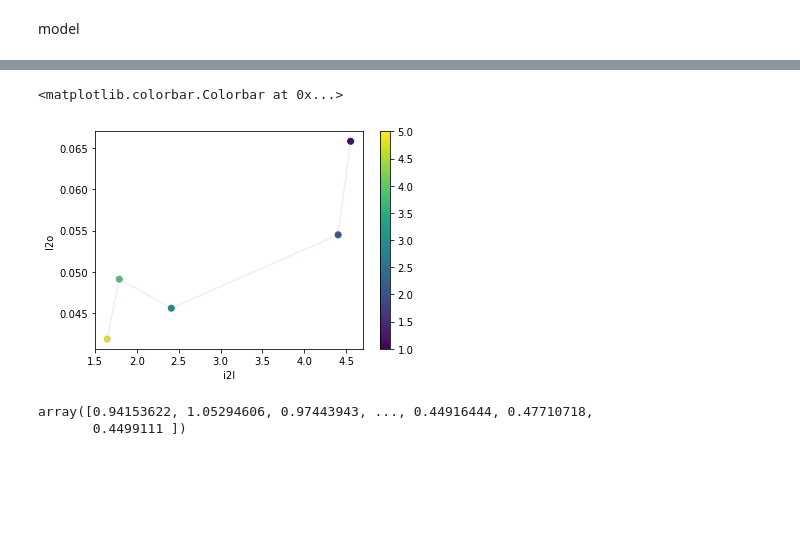
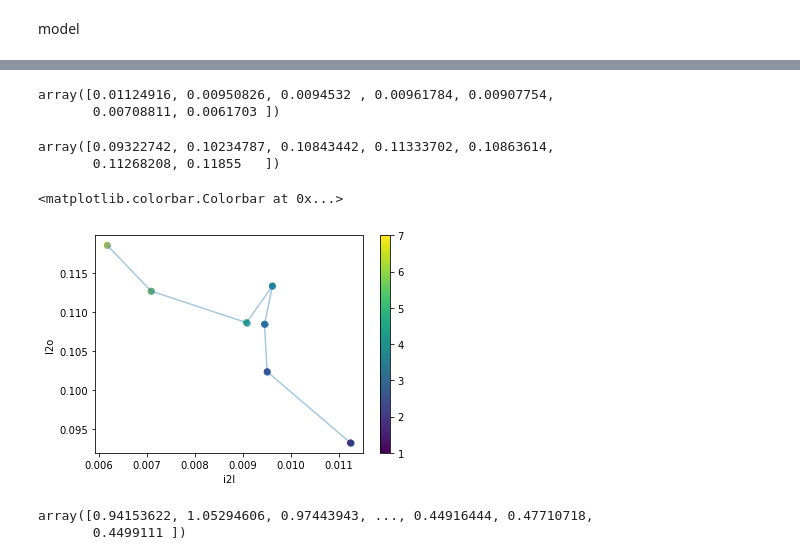
Before and after one commit to feborja/EL7024, a Jupyter notebook: audio_correlation.ipynb, the cells around one changed output, grey strips where cells are left out. Drawn from its saved outputs; the diff is of its cells as text; code cells hidden in the pictures; blank space fills up the shorter version.

```diff
--- a/audio_correlation.ipynb
+++ b/audio_correlation.ipynb
@@ -58,40 +59,48 @@ model
 # %%
 def geti2l(x, layer):
     layer = layer.t()
-    values = np.zeros(n, len(x)) #len(x[0])
     n = len(layer)
-    for i in range(n):
-        values[i] = mutual_inf(x, layer[i])
+    values = np.zeros(100) #len(x[0])
+    # print(values.shape)
+    for i in range(100):
+        ewe = mutual_inf(x, layer[i])
+        # print(ewe.shape)
+        values[i] = np.mean(ewe)
     return values
 # %%
 from concurrent.futures import ThreadPoolExecutor
-iters = [1, 20, 50, 70, 100]
+iters = [1, 25, 50, 75, 100, 125, 150]
 model = audiotrain.AudioModel()
-# models = [model, model, model]
 outs = []
 l2o = []
 for i in range(len(iters)):
     state = torch.load(f'test\\clean\\clean_{iters[i]}.pt')
     model.load_state_dict(state["params"])
     x, y = data
-    # print(y.size())
+    # print(x.size())
+    #
+    pca1 = PCA(n_components = 600)
+    x1 = torch.from_numpy(np.array(pca1.fit_transform(x)))
+    #
     start_time = time.time()
-    out = model.encode(x, 2).detach()
+    out = model.encode(x, 1).detach()
     outs.append(out)
     print("Encoding: %s s" % (time.time() - start_time))
-    # print(x.size())
-    # print(out.t().size())
+    # print(x1.size())
+    print(out.size())
     start_time = time.time()
-    layer2out = np.array(mutual_inf(out, y))
+    #
+    pca2 = PCA(n_components=100)
+    awa = np.array(pca2.fit_transform(out))
+    # #
+    layer2out = np.array(mutual_int(awa, y))
     # print(layer2out.shape)
-    l2o.append(np.sum(layer2out))
+    l2o.append(np.mean(layer2out))
     print("l2o: %s s" % (time.time() - start_time))
 # print(layer2out)
-pca = PCA(n_components=100)
-awa = np.array(pca.fit_transform(out))
 
-params_list = [[x, x, x, x, x], [outs[0], outs[1], outs[2], outs[3], outs[4]]]
-num_threads = 5
+params_list = [[x1, x1, x1, x1, x1, x1, x1], [outs[0], outs[1], outs[2], outs[3], outs[4], outs[5], outs[6]]]
+num_threads = 7
 start_time = time.time()
 with ThreadPoolExecutor(max_workers=num_threads) as executor:
     i2l = list(executor.map(geti2l, params_list[0], params_list[1]))
@@ -114,0 +129,10 @@ i2l: 137.68247532844543 s
+# %%
+np.mean(i2l, axis = 1)
+# %% [output]
+array([0.01124916, 0.00950826, 0.0094532 , 0.00961784, 0.00907754,
+       0.00708811, 0.0061703 ])
+# %%
+np.array(l2o)
+# %% [output]
+array([0.09322742, 0.10234787, 0.10843442, 0.11333702, 0.10863614,
+       0.11268208, 0.11855   ])
@@ -115,12 +141,13 @@ i2l: 137.68247532844543 s
 # %%
-plt.scatter(x = i2l, y = l2o, c= [1, 2, 3, 4, 5])
-plt.plot(i2l, l2o, '-o', alpha = 0.1)
+plt.scatter(x = np.mean(i2l, axis = 1), y = np.array(l2o), c = [1, 2, 3, 4, 5, 6, 7])
+plt.plot(np.mean(i2l, axis = 1), np.array(l2o), '-o', alpha = 0.4)
 plt.xlabel("i2l")
 plt.ylabel("l2o")
+# plt.title()
 plt.colorbar()
 # %% [output]
 <matplotlib.colorbar.Colorbar at 0x...>
-[figure, old version]
+[figure, new version]
 # %%
 mutual_inf(x, awa[0])
 # %% [output]
```
Also changed, not shown: parts of 5 cells of this notebook, 3 other files.
